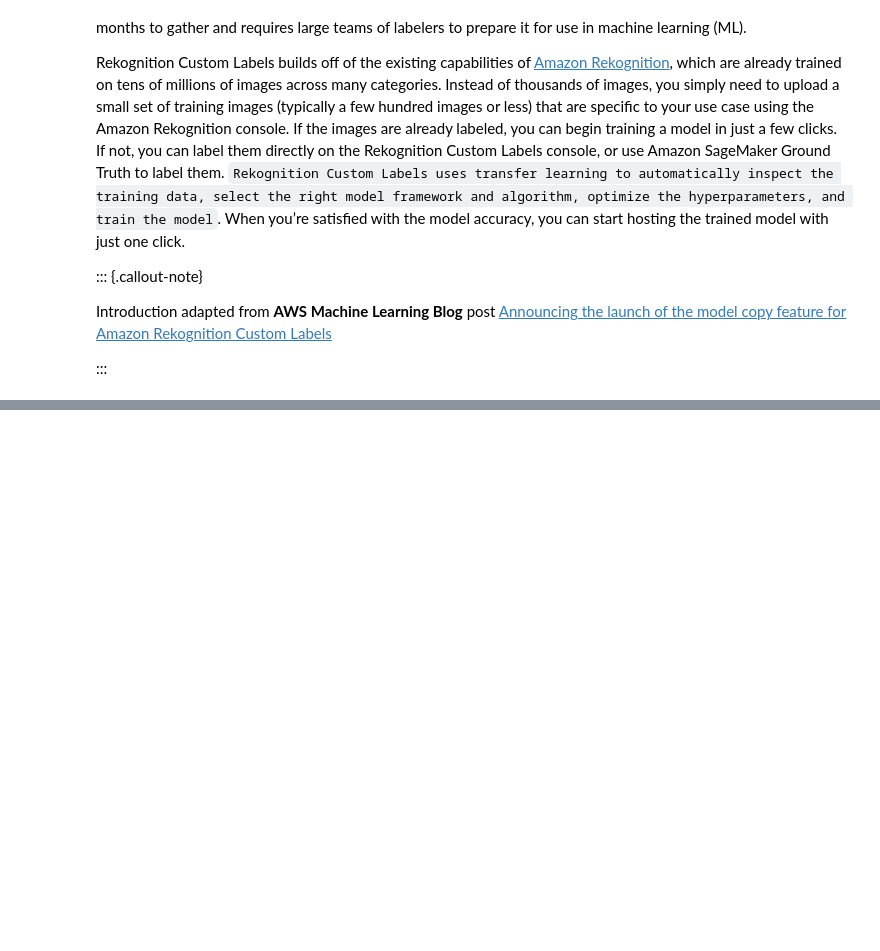
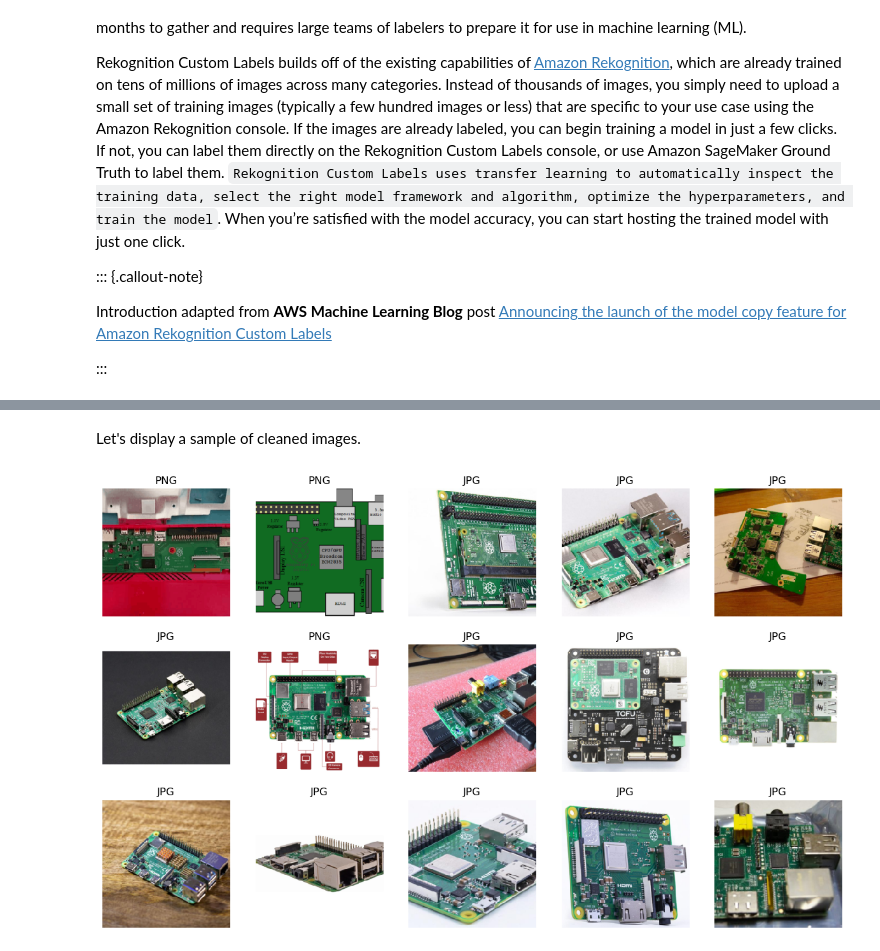
Before and after one commit to hassaanbinaslam/myblog, a Jupyter notebook: posts/2023-04-26-amazon-rekognition-custom-labels.ipynb, the cells around one changed output, grey strips where cells are left out. Drawn from its saved outputs; the diff is of its cells as text; code cells hidden in the pictures; blank space fills up the shorter version.

```diff
--- a/posts/2023-04-26-amazon-rekognition-custom-labels.ipynb
+++ b/posts/2023-04-26-amazon-rekognition-custom-labels.ipynb
@@ -322,0 +89,9 @@ By defining partition indexes on large highly partitioned tables can give signif
+# %%
+from pathlib import Path
+
+# Define a local path to store downloaded images
+local_dir = "./assets/2023-04-26-amazon-rekognition-custom-labels/"
+
+# Create the directory if it does not exist
+local_path = Path(local_dir)
+local_path.mkdir(parents=True, exist_ok=True)
@@ -322,0 +138,6 @@ By defining partition indexes on large highly partitioned tables can give signif
+# %%
+##
+# After downloading the images, next step is to manually clean all the images
+# After cleaning, check the count of images
+local_path_clean = local_path / "clean"
+local_path_clean.ls()
@@ -322,0 +151,19 @@ By defining partition indexes on large highly partitioned tables can give signif
+# %% [markdown]
+Let's display a sample of cleaned images.
+# %%
+##
+# Step: Display a sample of cleaned images.
+
+# set the seed for repitition
+set_seed(42,True)
+
+# define a function to display the extention of the image.
+# Note that only JPG and PNG images can be used for training in Rekognition custom labels
+def label_func(f): return f[-3:].upper()
+
+
+# use FastAI DataLoader class to load images for folder and display a batch
+dls = ImageDataLoaders.from_name_func(local_path_clean, files, label_func, item_tfms=Resize(224))
+dls.show_batch(max_n=15)
+# %% [output]
+[figure, added]
```
Also changed, not shown: parts of 21 cells of this notebook.
